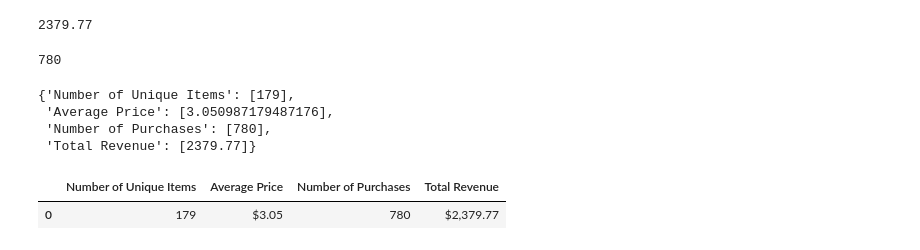
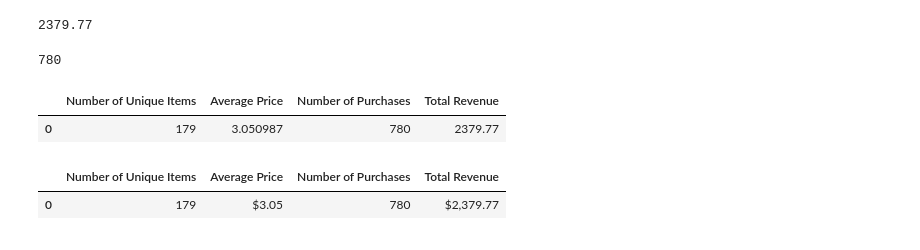
Before and after one commit to fmaramba7/pandas-challen-ge, a Jupyter notebook: HeroesOfPymoli/homework.ipynb, the cells around one changed output. Saved outputs shown, nothing was run; the diff lists cells and outputs as text; code cells hidden in the pictures.

```diff
--- a/HeroesOfPymoli/homework.ipynb
+++ b/HeroesOfPymoli/homework.ipynb
@@ -52,22 +52,22 @@ df ["Price"].mean()
 # %% [output]
 3.050987179487176
 # %%
-unique_items = df["Item Name"].nunique()
+unique_items = purchase_data["Item Name"].nunique()
 unique_items
 # %% [output]
 179
 # %%
-average_price = df.Price.mean()
+average_price = purchase_data.Price.mean()
 average_price
 # %% [output]
 3.050987179487176
 # %%
-total_price = df.Price.sum()
+total_price = purchase_data.Price.sum()
 total_price
 # %% [output]
 2379.77
 # %%
-purchase_count = df.Price.count()
+purchase_count = purchase_data.Price.count()
 purchase_count
 # %% [output]
 780
@@ -76,14 +76,12 @@ Number of Unique Items	Average Price	Number of Purchases	Total Revenue
 # %%
-my_purchase_dict = {"Number of Unique Items":[unique_items],
+my_purchase_dict = pd.DataFrame ({"Number of Unique Items":[unique_items],
                    "Average Price":[average_price],
                     "Number of Purchases":[purchase_count],
-                    "Total Revenue":[total_price] }
+                    "Total Revenue":[total_price] })
 my_purchase_dict
 # %% [output]
-{'Number of Unique Items': [179],
- 'Average Price': [3.050987179487176],
- 'Number of Purchases': [780],
- 'Total Revenue': [2379.77]}
+|  | Number of Unique Items | Average Price | Number of Purchases | Total Revenue |
+| 0 | 179 | 3.050987 | 780 | 2379.77 |
 # %%
 purchase_summary_df = pd.DataFrame(my_purchase_dict)
 purchase_summary_df ["Average Price"] = purchase_summary_df["Average Price"].map("${:,.2f}".format)
```
Also changed, not shown: parts of 25 cells of this notebook.
